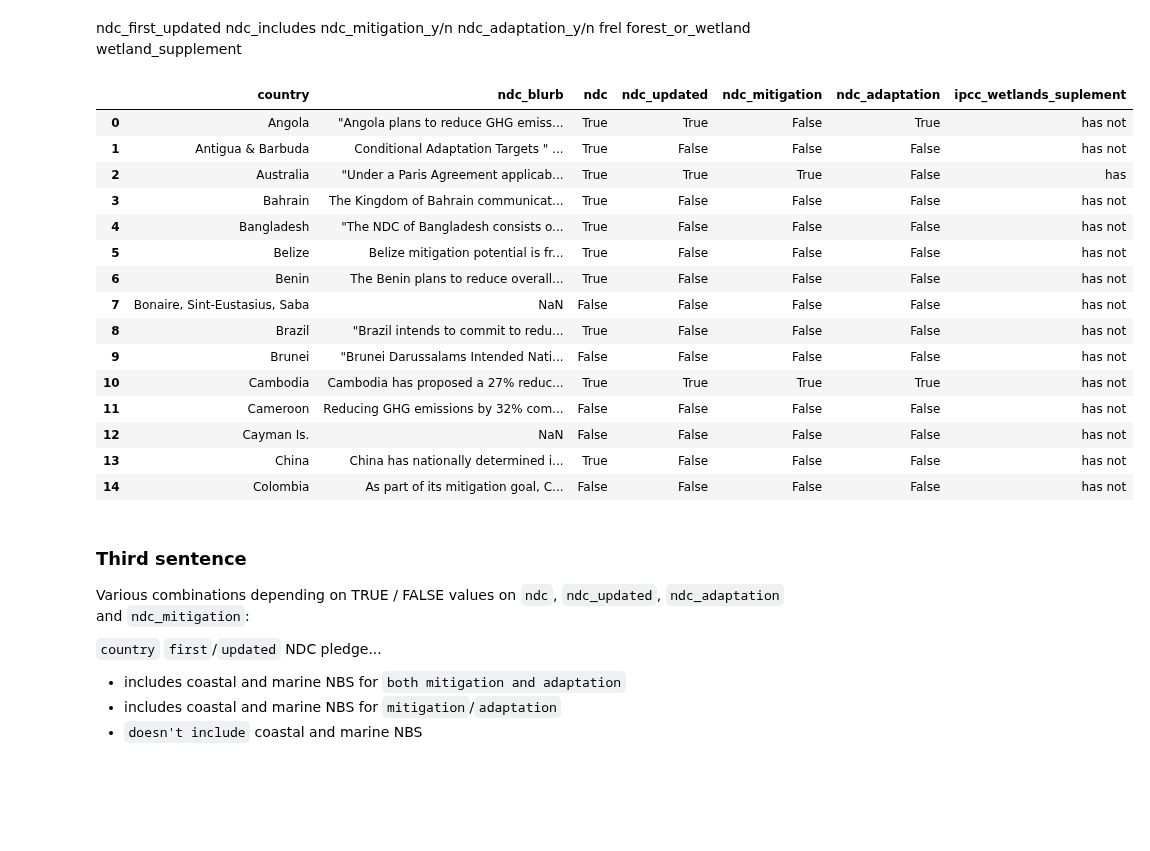
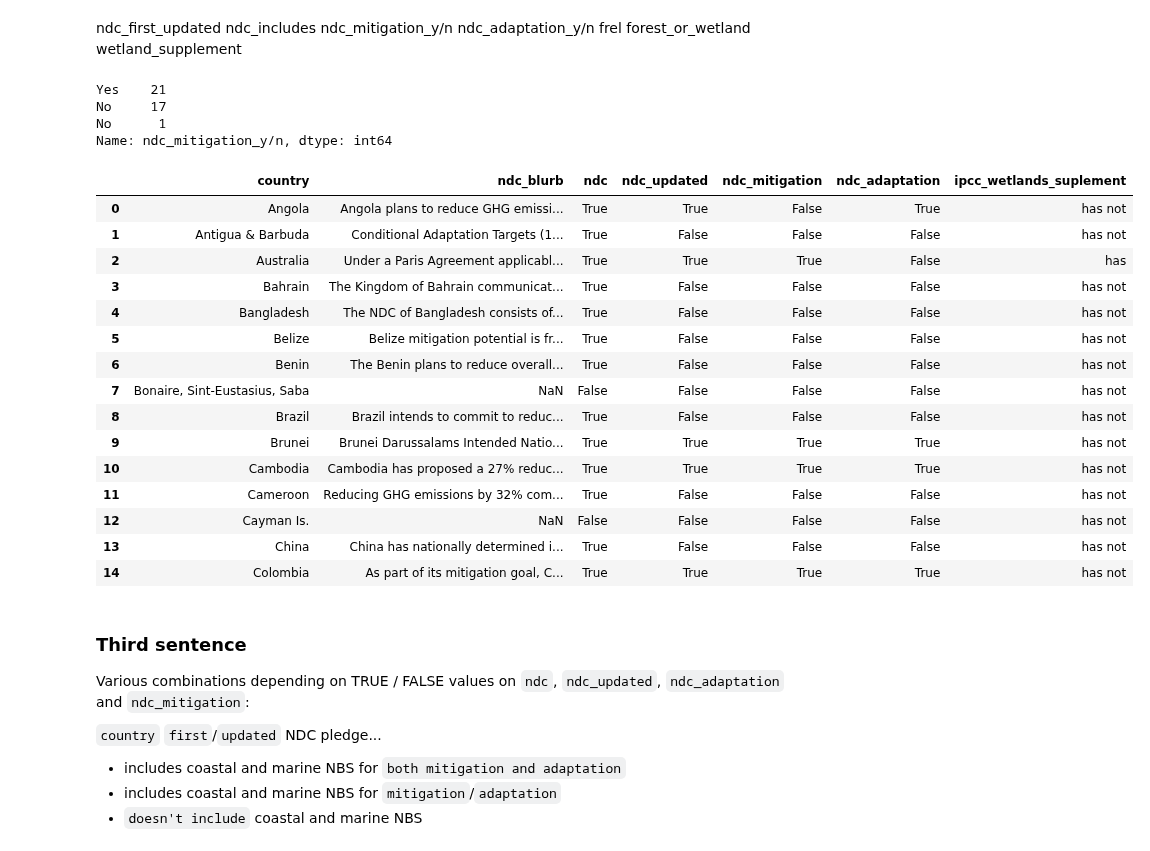
Before and after one commit to Vizzuality/mangrove-atlas, a Jupyter notebook: data/notebooks/Lab/data_processing/widgets-v2/international_status_data_processing.ipynb, the cells around one changed output. Drawn from its saved outputs; the diff is of its cells as text; code cells hidden in the pictures; blank space fills up the shorter version.

````diff
--- a/data/notebooks/Lab/data_processing/widgets-v2/international_status_data_processing.ipynb
+++ b/data/notebooks/Lab/data_processing/widgets-v2/international_status_data_processing.ipynb
@@ -248,33 +247,42 @@ sentence_2(data_model, 'Costa Rica')
 ```ipcc_wetlands_suplement``` *string*
 # %% [markdown]
 ndc_first_updated	ndc_includes	ndc_mitigation_y/n	ndc_adaptation_y/n	frel	forest_or_wetland	wetland_supplement
+# %%
+selected_data['ndc_mitigation_y/n'].value_counts()
+# %% [output]
+Yes    21
+No     17
+No      1
+Name: ndc_mitigation_y/n, dtype: int64
+# %%
+data_model['ndc_blurb'] = data_model['ndc_blurb'].str.replace('"', '')
 # %%
-data_model['ndc'] = np.where(data_model['pledge_type'].notnull(), True, False)
-data_model['ndc_updated'] = np.where(data_model['pledge_type'].notnull(), np.where(selected_data['ndc_first_updated'] == 'Updated', True, False), False).astype(bool)
-data_model['ndc_mitigation'] = np.where(data_model['pledge_type'].notnull(), np.where(selected_data['ndc_mitigation_y/n'] == 'Yes', True, False), False).astype(bool)
-data_model['ndc_adaptation'] = np.where(data_model['pledge_type'].notnull(), np.where(selected_data['ndc_adaptation_y/n'] == 'Yes', True, False), False).astype(bool)
+data_model['ndc'] = np.where(data_model['ndc_blurb'].notnull(), True, False)
+data_model['ndc_updated'] = np.where(selected_data['ndc_target_url'].notnull(), np.where(selected_data['ndc_first_updated'] == 'Updated', True, False), False).astype(bool)
+data_model['ndc_mitigation'] = np.where(selected_data['ndc_target_url'].notnull(), np.where(selected_data['ndc_mitigation_y/n'] == 'Yes', True, False), False).astype(bool)
+data_model['ndc_adaptation'] = np.where(selected_data['ndc_target_url'].notnull(), np.where(selected_data['ndc_adaptation_y/n'] == 'Yes', True, False), False).astype(bool)
 data_model['ipcc_wetlands_suplement'] = selected_data['wetland_supplement'].str.lower()
 
 
 data_model[['country','ndc_blurb', 'ndc', 'ndc_updated', 'ndc_mitigation',
        'ndc_adaptation', 'ipcc_wetlands_suplement']].head(15)
 # %% [output]
 |  | country | ndc_blurb | ndc | ndc_updated | ndc_mitigation | ndc_adaptation | ipcc_wetlands_suplement |
-| 0 | Angola | "Angola plans to reduce GHG emiss... | True | True | False | True | has not |
-| 1 | Antigua & Barbuda | Conditional Adaptation Targets " ... | True | False | False | False | has not |
-| 2 | Australia | "Under a Paris Agreement applicab... | True | True | True | False | has |
+| 0 | Angola | Angola plans to reduce GHG emissi... | True | True | False | True | has not |
+| 1 | Antigua & Barbuda | Conditional Adaptation Targets (1... | True | False | False | False | has not |
+| 2 | Australia | Under a Paris Agreement applicabl... | True | True | True | False | has |
 | 3 | Bahrain | The Kingdom of Bahrain communicat... | True | False | False | False | has not |
-| 4 | Bangladesh | "The NDC of Bangladesh consists o... | True | False | False | False | has not |
+| 4 | Bangladesh | The NDC of Bangladesh consists of... | True | False | False | False | has not |
 | 5 | Belize | Belize mitigation potential is fr... | True | False | False | False | has not |
 | 6 | Benin | The Benin plans to reduce overall... | True | False | False | False | has not |
 | 7 | Bonaire, Sint-Eustasius, Saba | NaN | False | False | False | False | has not |
-| 8 | Brazil | "Brazil intends to commit to redu... | True | False | False | False | has not |
-| 9 | Brunei | "Brunei Darussalams Intended Nati... | False | False | False | False | has not |
+| 8 | Brazil | Brazil intends to commit to reduc... | True | False | False | False | has not |
+| 9 | Brunei | Brunei Darussalams Intended Natio... | True | True | True | True | has not |
 | 10 | Cambodia | Cambodia has proposed a 27% reduc... | True | True | True | True | has not |
-| 11 | Cameroon | Reducing GHG emissions by 32% com... | False | False | False | False | has not |
+| 11 | Cameroon | Reducing GHG emissions by 32% com... | True | False | False | False | has not |
 | 12 | Cayman Is. | NaN | False | False | False | False | has not |
 | 13 | China | China has nationally determined i... | True | False | False | False | has not |
-| 14 | Colombia | As part of its mitigation goal, C... | False | False | False | False | has not |
+| 14 | Colombia | As part of its mitigation goal, C... | True | True | True | True | has not |
 # %% [markdown]
 ### Third sentence
 Various combinations depending on TRUE / FALSE values on `ndc`, `ndc_updated`, `ndc_adaptation` and `ndc_mitigation`:
````
Also changed, not shown: parts of 3 cells of this notebook.
